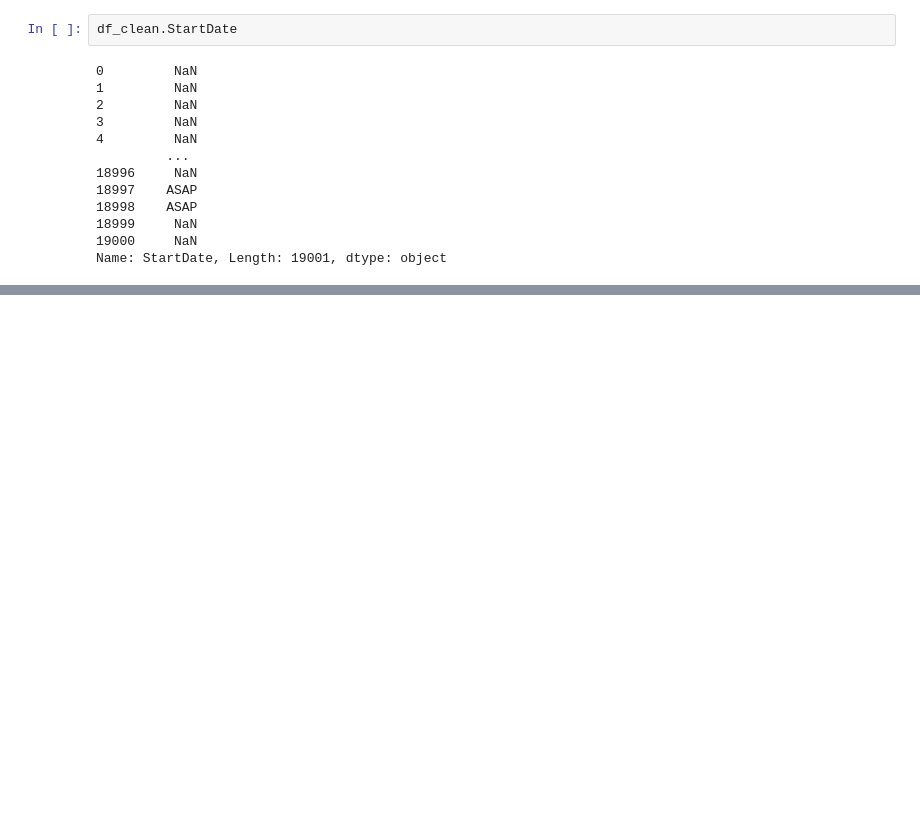
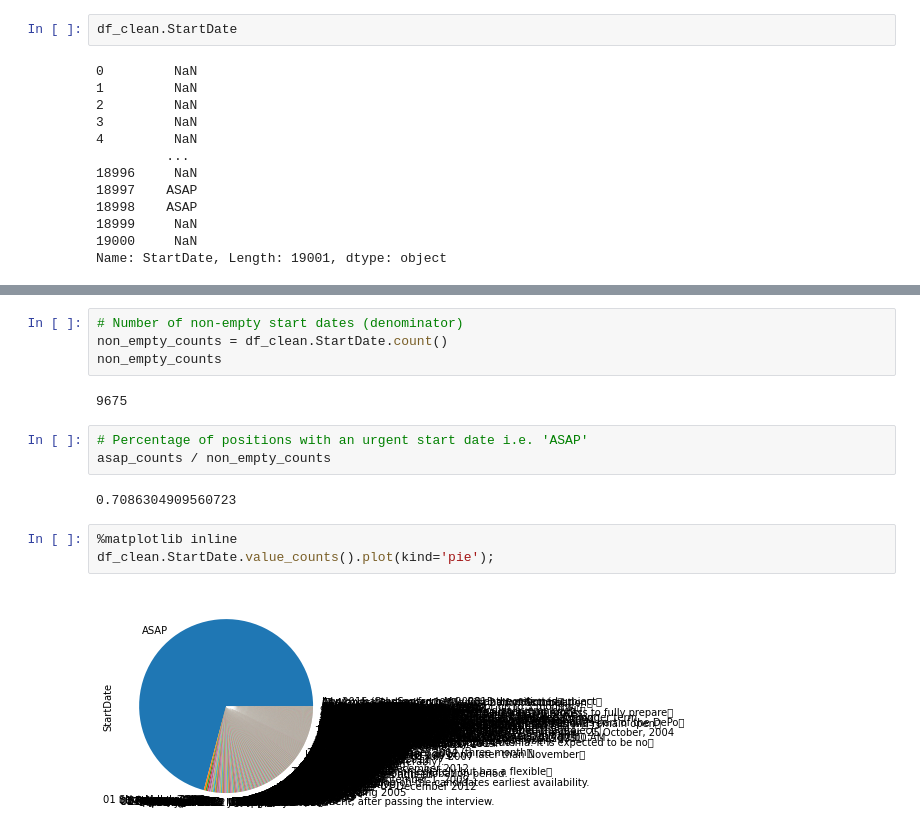
Before and after one commit to jackycwwang/online-job-postings, a Jupyter notebook: data-cleaning.ipynb, the cells around one changed output, grey strips where cells are left out. Drawn from its saved outputs; the diff is of its cells as text; blank space fills up the shorter version.

```diff
--- a/data-cleaning.ipynb
+++ b/data-cleaning.ipynb
@@ -211,0 +221,16 @@ Name: StartDate, Length: 19001, dtype: object
+# %%
+# Number of non-empty start dates (denominator)
+non_empty_counts = df_clean.StartDate.count()
+non_empty_counts
+# %% [output]
+9675
+# %%
+# Percentage of positions with an urgent start date i.e. 'ASAP'
+asap_counts / non_empty_counts
+# %% [output]
+0.7086304909560723
+# %%
+%matplotlib inline
+df_clean.StartDate.value_counts().plot(kind='pie');
+# %% [output]
+[figure, added]
```
Also changed, not shown: parts of 4 cells of this notebook.
